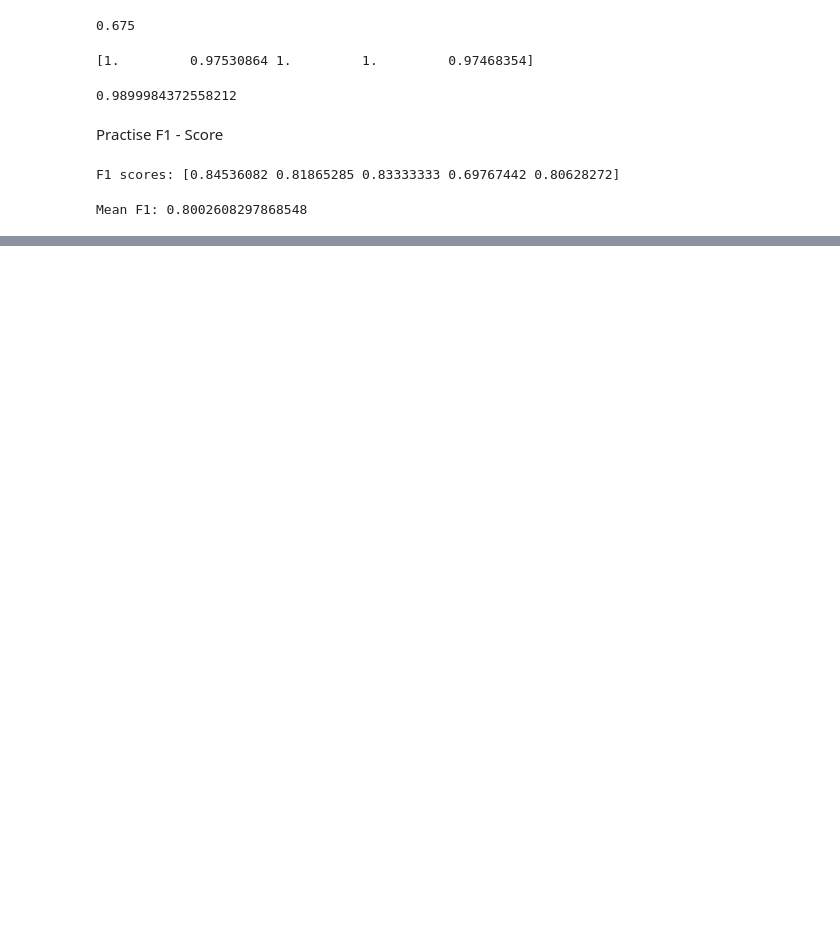
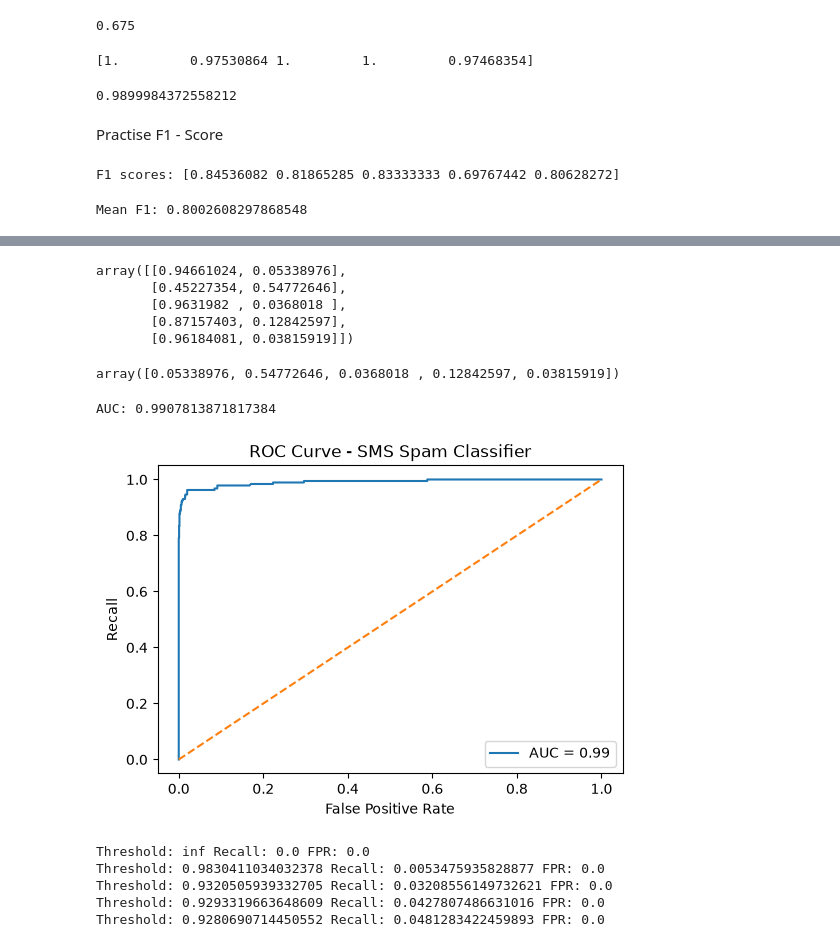
Before and after one commit to Miracle393/Spam-Filter, a Jupyter notebook: spam_classifier.ipynb, the cells around one changed output, grey strips where cells are left out. Cells and saved outputs as stored; diff of their text form; code cells hidden in the pictures; blank space fills up the shorter version.

```diff
--- a/spam_classifier.ipynb
+++ b/spam_classifier.ipynb
@@ -279,0 +282,18 @@ Mean F1: 0.8002608297868548
+# %%
+#Step 1 — First check probability output
+probabilities = classifier.predict_proba(X_test)
+
+probabilities[:5]
+# %% [output]
+array([[0.94661024, 0.05338976],
+       [0.45227354, 0.54772646],
+       [0.9631982 , 0.0368018 ],
+       [0.87157403, 0.12842597],
+       [0.96184081, 0.03815919]])
+# %%
+#Step 2 — Get spam probabilities only
+spam_probabilities = probabilities[:,1]
+
+spam_probabilities[:5]
+# %% [output]
+array([0.05338976, 0.54772646, 0.0368018 , 0.12842597, 0.03815919])
@@ -279,0 +303,58 @@ Mean F1: 0.8002608297868548
+# %%
+#Step 4 — Create ROC points
+false_positive_rate, recall, thresholds = roc_curve(
+    y_test,
+    spam_probabilities
+)
+# %%
+#Step 5 — Calculate AUC
+roc_auc = auc(false_positive_rate, recall)
+
+print("AUC:", roc_auc)
+# %% [output]
+AUC: 0.9907813871817384
+# %%
+#Step 6 — Plot ROC curve
+
+plt.figure(figsize=(6,4))
+
+plt.plot(
+    false_positive_rate,
+    recall,
+    label=f"AUC = {roc_auc:.2f}"
+)
+
+# random classifier line
+plt.plot(
+    [0,1],
+    [0,1],
+    linestyle="--"
+)
+
+plt.xlabel("False Positive Rate")
+plt.ylabel("Recall")
+
+plt.title("ROC Curve - SMS Spam Classifier")
+
+plt.legend()
+
+plt.show()
+# %% [output]
+[figure, added]
+# %%
+#curiosity to know the threshold values, recall and false positive rate for the first 5 thresholds
+for i in range(5):
+    print(
+        "Threshold:",
+        thresholds[i],
+        "Recall:",
+        recall[i],
+        "FPR:",
+        false_positive_rate[i]
+    )
+# %% [output]
+Threshold: inf Recall: 0.0 FPR: 0.0
+Threshold: 0.9830411034032378 Recall: 0.0053475935828877 FPR: 0.0
+Threshold: 0.9320505939332705 Recall: 0.03208556149732621 FPR: 0.0
+Threshold: 0.9293319663648609 Recall: 0.0427807486631016 FPR: 0.0
+Threshold: 0.9280690714450552 Recall: 0.0481283422459893 FPR: 0.0
```
Also changed, not shown: parts of 2 cells of this notebook.
